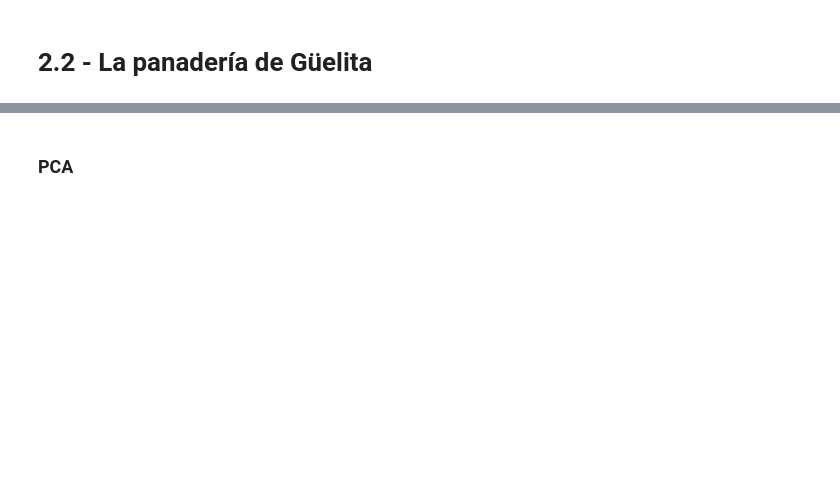
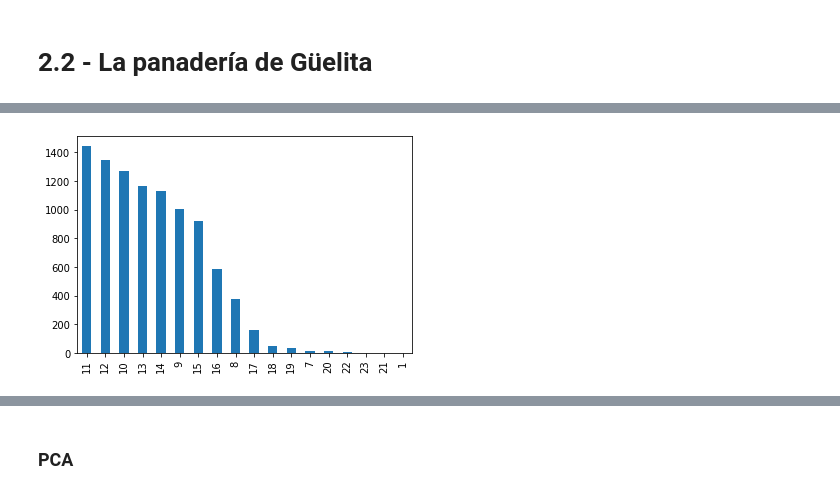
Before and after one commit to Ironhack-Data-Madrid-Abril-2021/Material_Clase, a Jupyter notebook: semana_7/2.2 - La panaderia de Guelita.ipynb, the cells around one changed output, grey strips where cells are left out. Saved outputs shown, nothing was run; the diff lists cells and outputs as text; code cells hidden in the pictures; blank space fills up the shorter version.

```diff
--- a/semana_7/2.2 - La panaderia de Guelita.ipynb
+++ b/semana_7/2.2 - La panaderia de Guelita.ipynb
@@ -25,0 +197,4 @@ breadbasket.head()
+# %%
+bread_group.hour.value_counts().plot(kind='bar');
+# %% [output]
+[figure, added]
```
Also changed, not shown: parts of 44 cells of this notebook.
